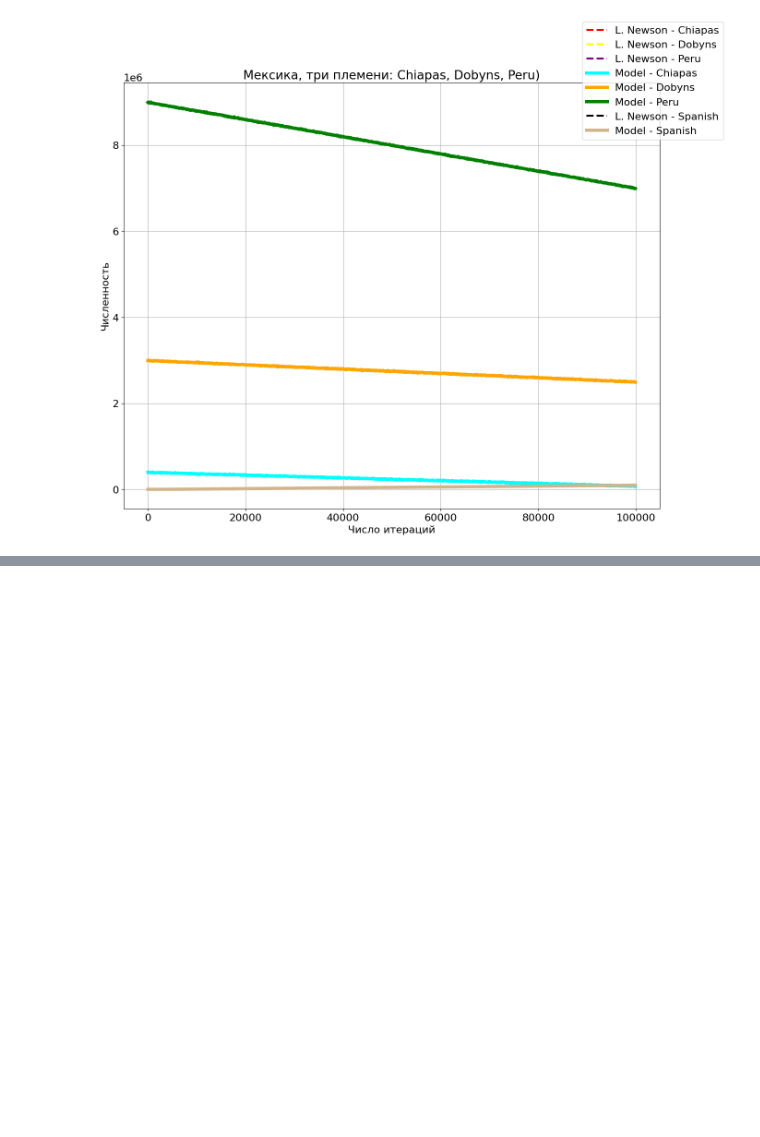
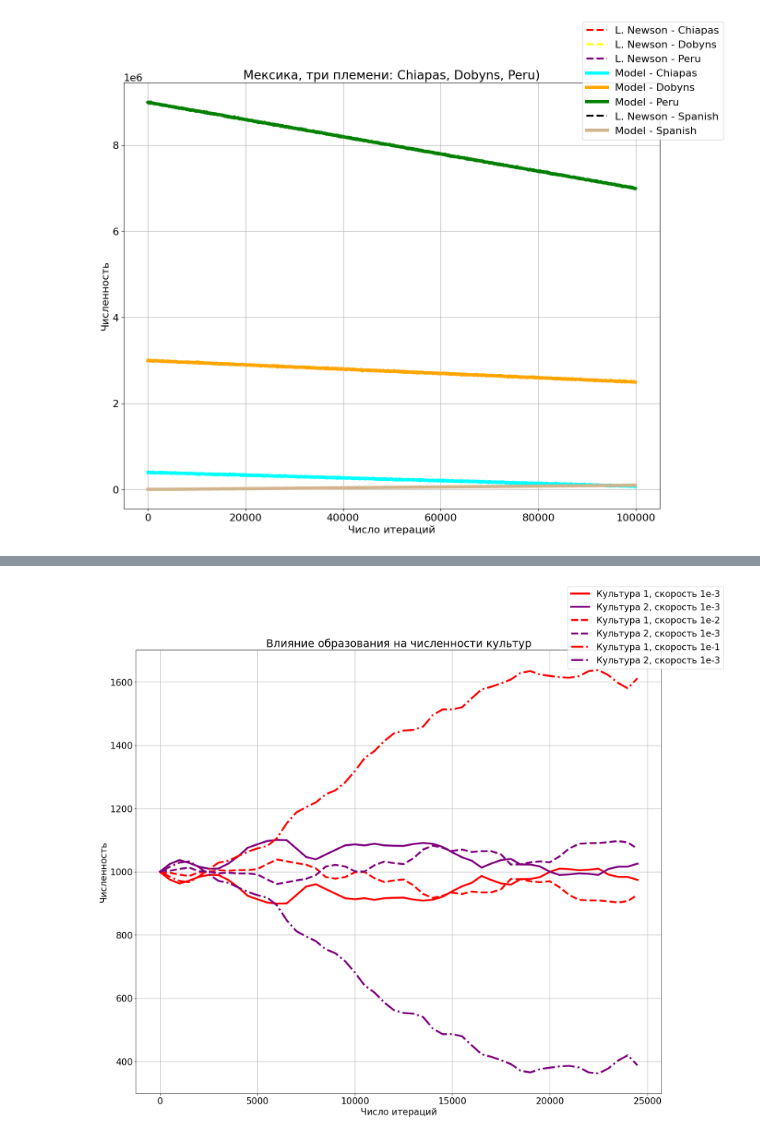
Before and after one commit to FlyingArrogantCat/VectorAgentModel, a Jupyter notebook: notebooks/temp.ipynb, the cells around one changed output, grey strips where cells are left out. Saved outputs shown, nothing was run; the diff lists cells and outputs as text; code cells hidden in the pictures; blank space fills up the shorter version.

```diff
--- a/notebooks/temp.ipynb
+++ b/notebooks/temp.ipynb
@@ -152,0 +254,74 @@ fig.show()
+# %%
+import pickle
+
+path1 = r"C:/Users/DELL/Desktop/dissertation/experiments/long_exp/edu_1e-2/history.data"
+path2 = r"C:/Users/DELL/Desktop/dissertation/experiments/long_exp/edu_1e-3/history.data"
+path3 = r"C:/Users/DELL/Desktop/dissertation/experiments/long_exp/edu_1e-1/history.data"
+
+file = open(path1,'rb')
+data1 = pickle.load(file)
+file.close()
+
+file = open(path2,'rb')
+data2 = pickle.load(file)
+file.close()
+
+file = open(path3,'rb')
+data3 = pickle.load(file)
+file.close()
+# %%
+plt.rcParams.update({'font.size': 19})
+fig = plt.figure(1, figsize=(20, 17))
+step = 500
+
+plt.plot(np.arange(0, data1.shape[0]*step,step),
+         savgol_filter(data1[:,0], 5, 3),
+         label="Культура 1, скорость 1e-3",
+         color='red',
+         linestyle='-',
+         linewidth=4)
+
+plt.plot(np.arange(0, data1.shape[0]*step,step),
+         savgol_filter(data1[:,1], 5, 3),
+         label="Культура 2, скорость 1e-3",
+         color='purple',
+         linestyle='-',
+         linewidth=4)
+
+plt.plot(np.arange(0, data2.shape[0]*step,step),
+         savgol_filter(data2[:,1], 5, 3),
+         label="Культура 1, скорость 1e-2",
+         color='red',
+         linestyle='--',
+         linewidth=4)
+
+plt.plot(np.arange(0, data2.shape[0]*step,step),
+         savgol_filter(data2[:,0], 5, 3),
+         label="Культура 2, скорость 1e-3",
+         color='purple',
+         linestyle='--',
+         linewidth=4)
+
+
+plt.plot(np.arange(0, data3.shape[0]*step,step),
+         savgol_filter(data3[:,0], 5, 3),
+         label="Культура 1, скорость 1e-1",
+         color='red',
+         linestyle='-.',
+         linewidth=4)
+
+plt.plot(np.arange(0, data3.shape[0]*step,step),
+         savgol_filter(data3[:,1], 5, 3),
+         label="Культура 2, скорость 1e-3",
+         color='purple',
+         linestyle='-.',
+         linewidth=4)
+
+plt.title("Влияние образования на численности культур")
+plt.xlabel("Число итераций")
+plt.ylabel("Численность")
+plt.grid(visible=True)
+fig.legend()
+fig.show()
+# %% [output]
+[figure, added]
```
Also changed, not shown: parts of 4 cells of this notebook, 5 other files.
